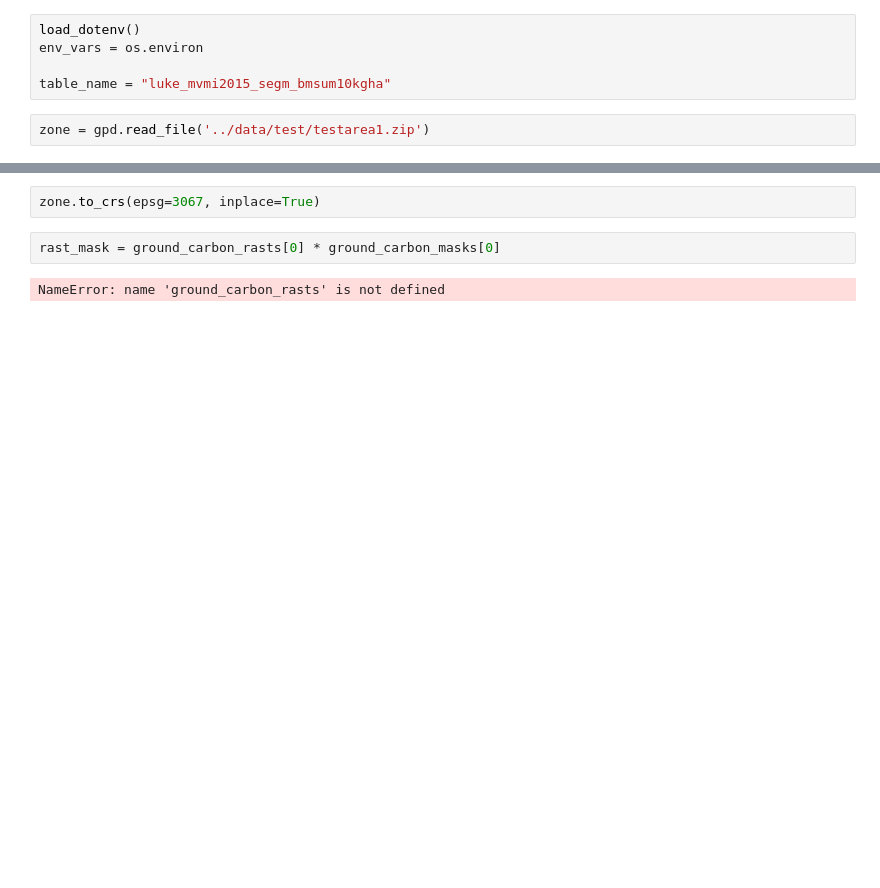
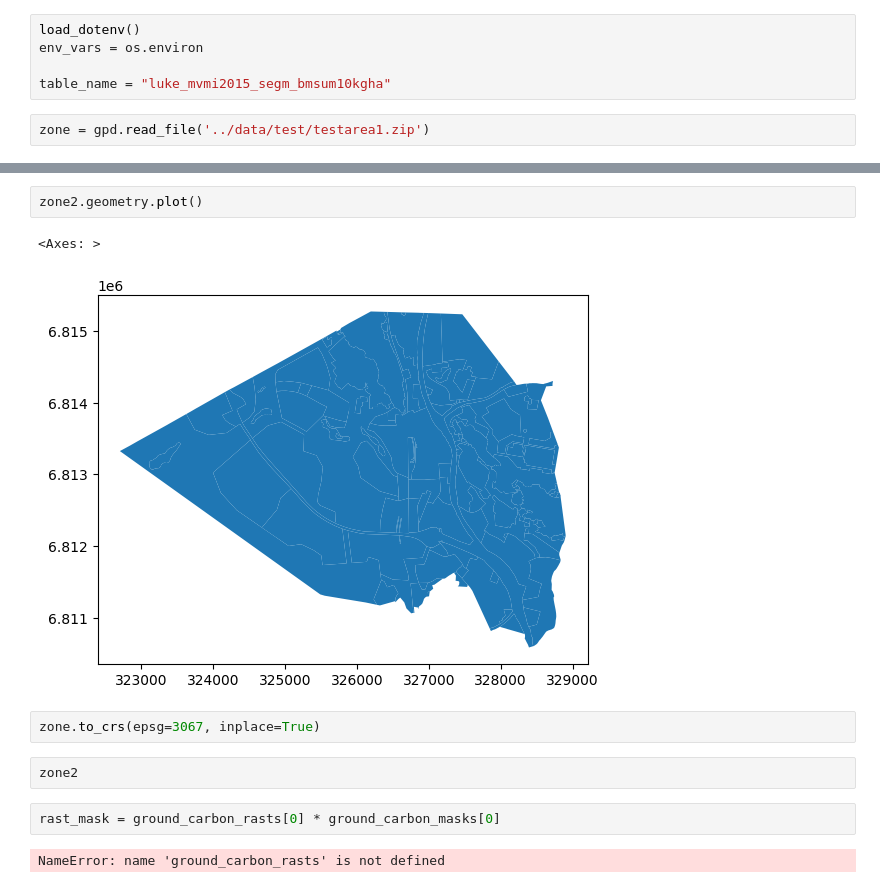
Before and after one commit to AvoinOrg/hiilikartta-data-service, a Jupyter notebook: notebooks/data.ipynb, the cells around one changed output, grey strips where cells are left out. Drawn from its saved outputs; the diff is of its cells as text; blank space fills up the shorter version.

```diff
--- a/notebooks/data.ipynb
+++ b/notebooks/data.ipynb
@@ -45,5 +84,12 @@ DriverError: '/vsizip/tests/data/hyhkynlaakso.zip' does not exist in the file sy
+# %%
+zone2.geometry.plot()
+# %% [output]
+<Axes: >
+[figure, added]
 # %%
 zone.to_crs(epsg=3067, inplace=True)
+# %%
+zone2
 # %%
 rast_mask = ground_carbon_rasts[0] * ground_carbon_masks[0]
 # %% [output]
```
Also changed, not shown: parts of 9 cells of this notebook.
